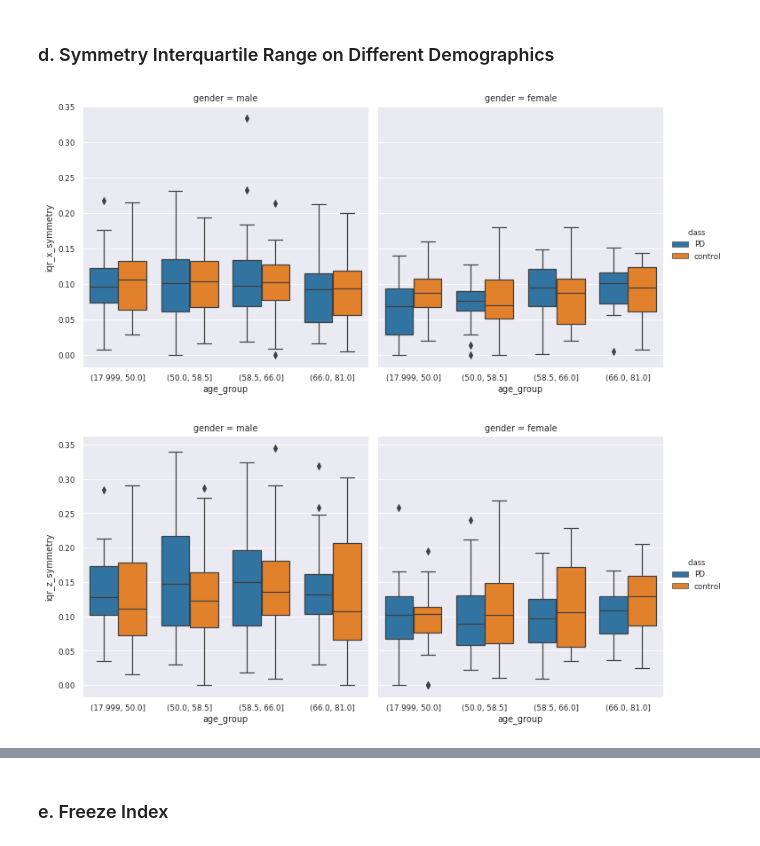
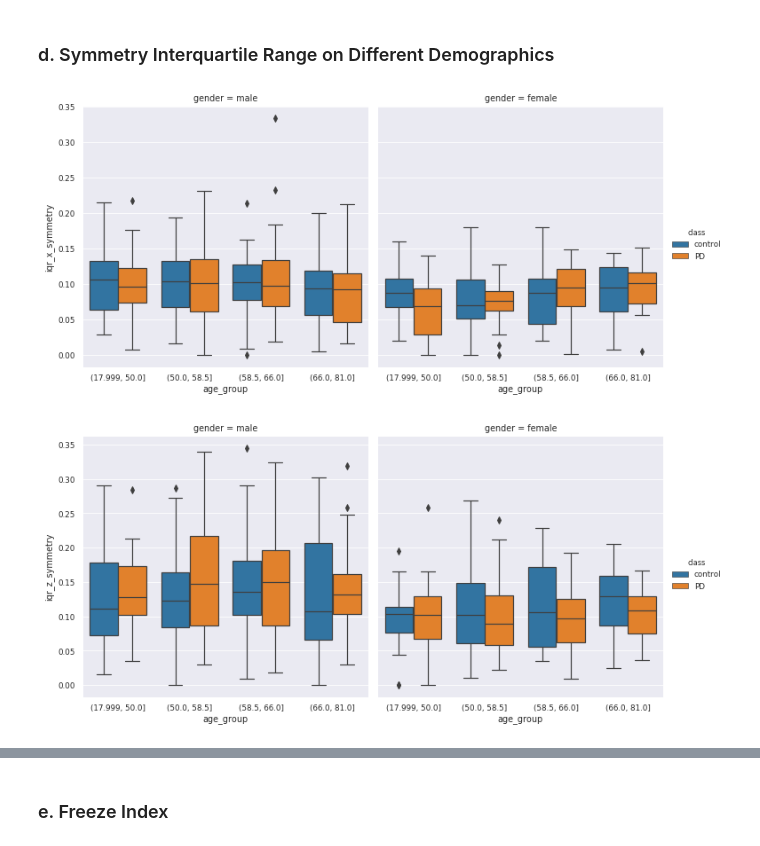
Before and after one commit to arytontediarjo/mpower-gait-analysis, a Jupyter notebook: notebooks/02a.gait-feature-analysis.ipynb, the cells around one changed output, grey strips where cells are left out. Saved outputs shown, nothing was run; the diff lists cells and outputs as text; code cells hidden in the pictures.

```diff
--- a/notebooks/02a.gait-feature-analysis.ipynb
+++ b/notebooks/02a.gait-feature-analysis.ipynb
@@ -171,7 +180,7 @@ data = pd.merge(demographic[["healthCode"]], data, on = "healthCode", how = "inn
 data = data.set_index("healthCode")
 
 # clean sparse feature
-data = data[data.columns[data.isnull().mean() < 0.2]]
+data = data[data.columns[data.isnull().mean() < 0.2]][::-1]
 
 # cols of choice
 metadata_cols = ["test_type", "phoneInfo", "age", "gender", "table_version", "nrecords", "class"]
@@ -352,13 +358,13 @@ Median stride regularity on the different demographics seemed to have a trend as
 # %%
 cat = sns.catplot(y = "iqr_x_symmetry", x = "age_group",
            data = data[["age_group", "iqr_x_symmetry", "class", "gender"]].dropna(),
-            col = "gender", hue = "class",
+            col = "gender", hue = "class",hue_order = ["control", "PD"],
            kind = "box", height = 5)
 
 cat = sns.catplot(y = "iqr_z_symmetry", x = "age_group",
            data = data[["age_group", "iqr_z_symmetry", "class", "gender"]].dropna(),
-            col = "gender", hue = "class",
+            col = "gender", hue = "class",hue_order = ["control", "PD"],
            kind = "box", height = 5)
 # %% [output]
-[figure, old version]
+[figure, new version]
-[figure, old version]
+[figure, new version]
```
Also changed, not shown: parts of 19 cells of this notebook, 3 other files.
